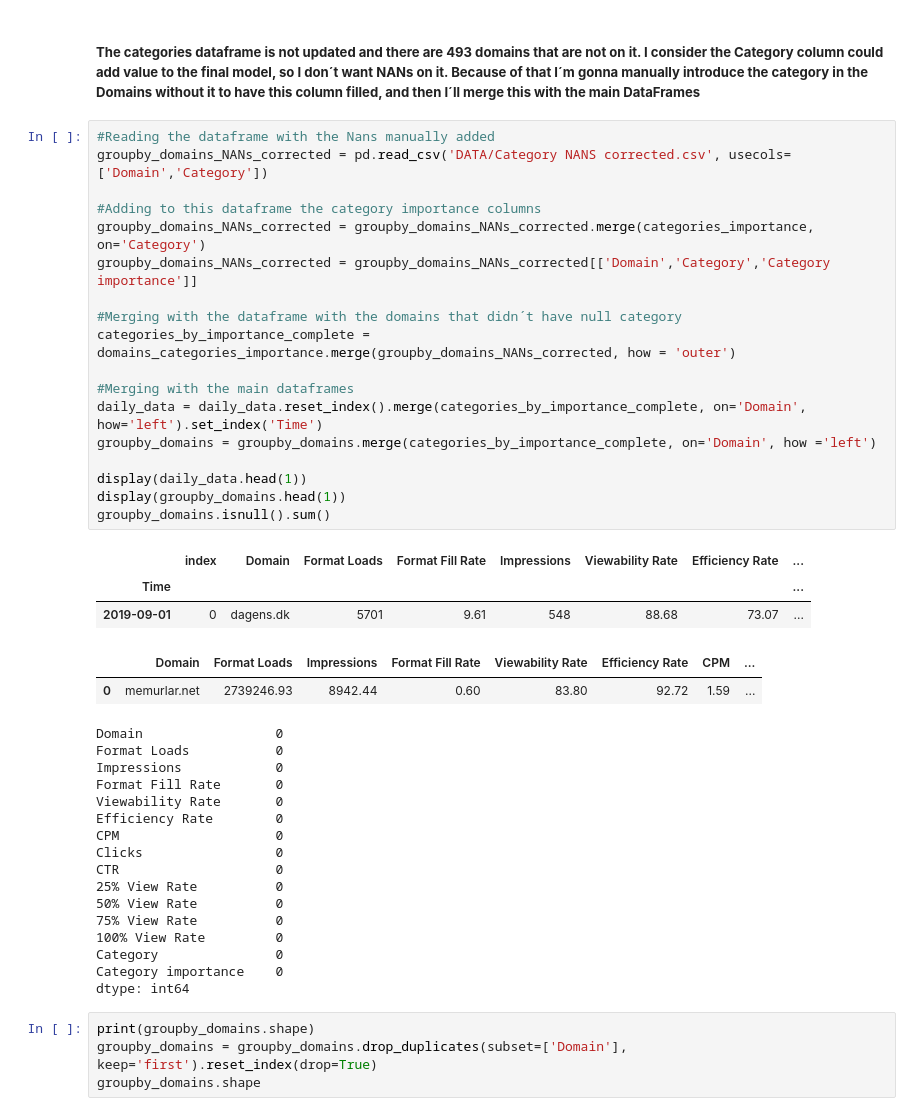
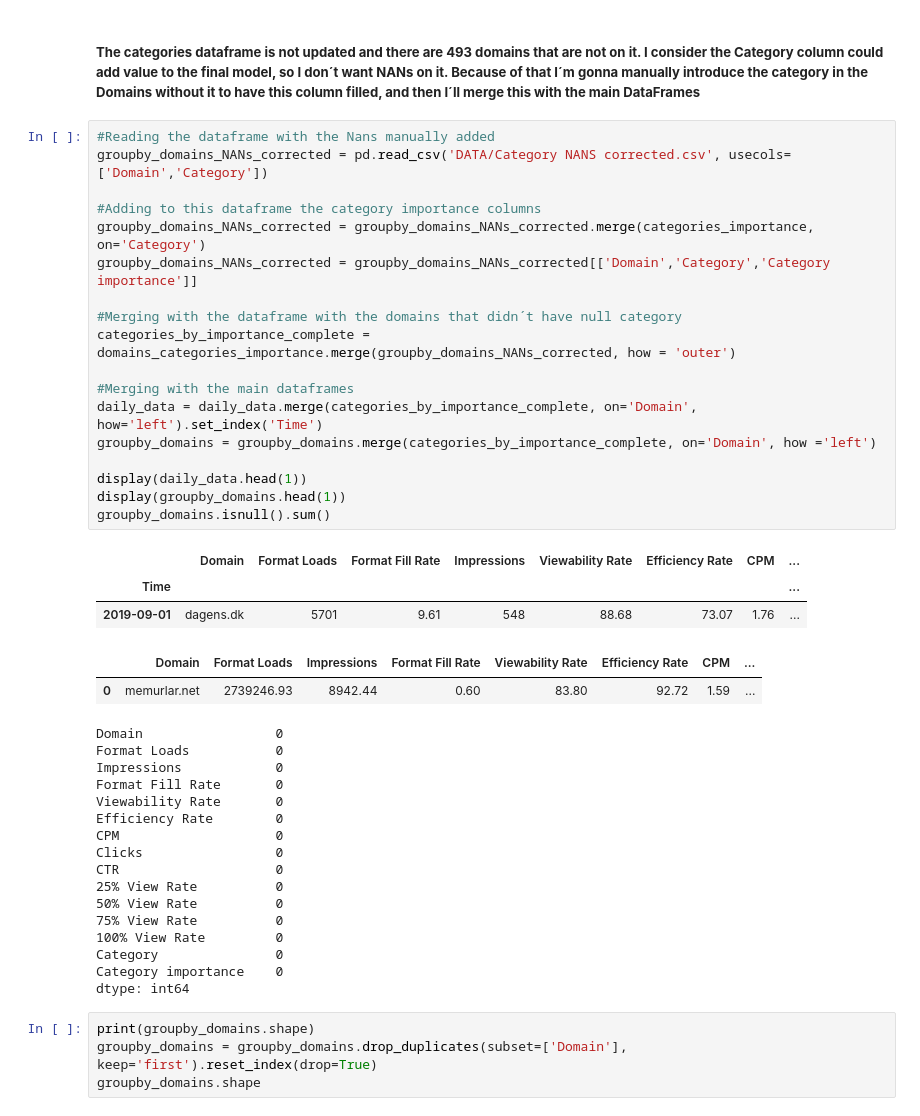
Before and after one commit to rfisla/FINAL-PROJECT-OF-KSCHOOL-MASTER, a Jupyter notebook: Full Data Interpretation.ipynb, the cells around one changed output. Cells and saved outputs as stored; diff of their text form.

```diff
--- a/Full Data Interpretation.ipynb
+++ b/Full Data Interpretation.ipynb
@@ -281,25 +281,25 @@ category_nans = category_nans[category_nans['Category'].isnull()][['Domain','Cat
 # %%
 #Reading the dataframe with the Nans manually added
 groupby_domains_NANs_corrected = pd.read_csv('DATA/Category NANS corrected.csv', usecols=['Domain','Category'])
 
 #Adding to this dataframe the category importance columns
 groupby_domains_NANs_corrected = groupby_domains_NANs_corrected.merge(categories_importance, on='Category')
 groupby_domains_NANs_corrected = groupby_domains_NANs_corrected[['Domain','Category','Category importance']]
 
 #Merging with the dataframe with the domains that didn´t have null category
 categories_by_importance_complete = domains_categories_importance.merge(groupby_domains_NANs_corrected, how = 'outer')
 
 #Merging with the main dataframes
-daily_data = daily_data.reset_index().merge(categories_by_importance_complete, on='Domain', how='left').set_index('Time')
+daily_data = daily_data.merge(categories_by_importance_complete, on='Domain', how='left').set_index('Time')
 groupby_domains = groupby_domains.merge(categories_by_importance_complete, on='Domain', how ='left')
 
 display(daily_data.head(1))
 display(groupby_domains.head(1))
 groupby_domains.isnull().sum()
 # %% [output]
-|  | index | Domain | Format Loads | Format Fill Rate | Impressions | Viewability Rate | Efficiency Rate | ... |
+|  | Domain | Format Loads | Format Fill Rate | Impressions | Viewability Rate | Efficiency Rate | CPM | ... |
 | Time |  |  |  |  |  |  |  | ... |
-| 2019-09-01 | 0 | dagens.dk | 5701 | 9.61 | 548 | 88.68 | 73.07 | ... |
+| 2019-09-01 | dagens.dk | 5701 | 9.61 | 548 | 88.68 | 73.07 | 1.76 | ... |
 |  | Domain | Format Loads | Impressions | Format Fill Rate | Viewability Rate | Efficiency Rate | CPM | ... |
 | 0 | memurlar.net | 2739246.93 | 8942.44 | 0.60 | 83.80 | 92.72 | 1.59 | ... |
 Domain                 0
```
Also changed, not shown: parts of 24 cells of this notebook.
